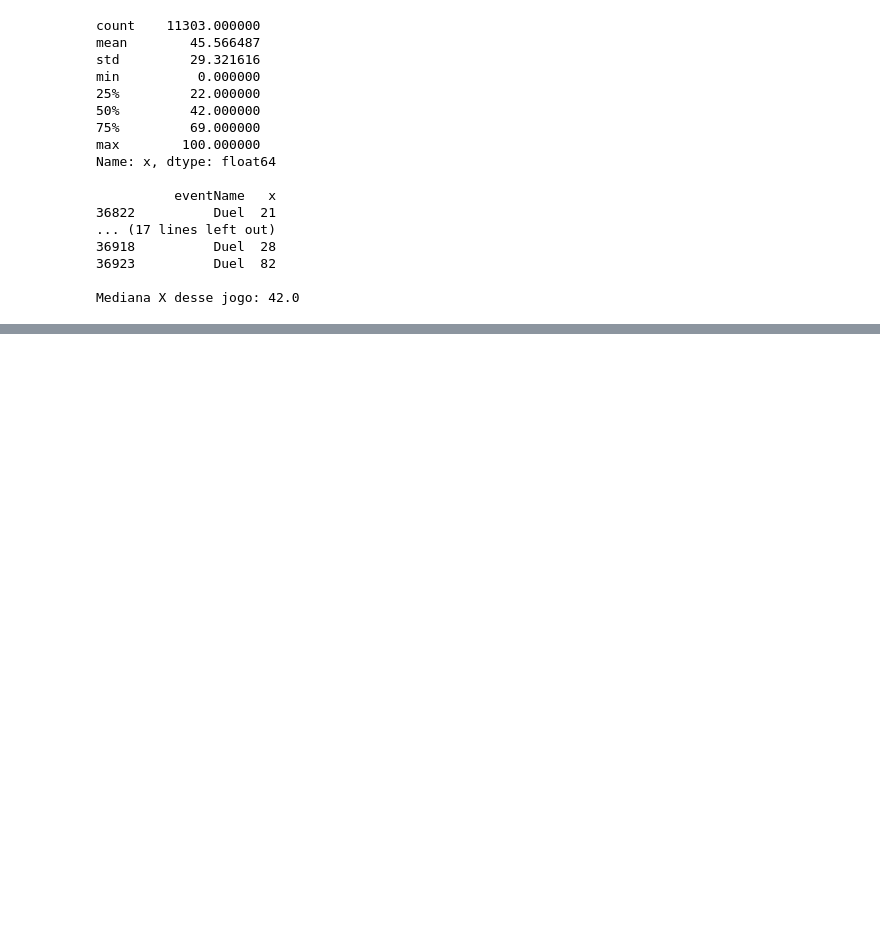
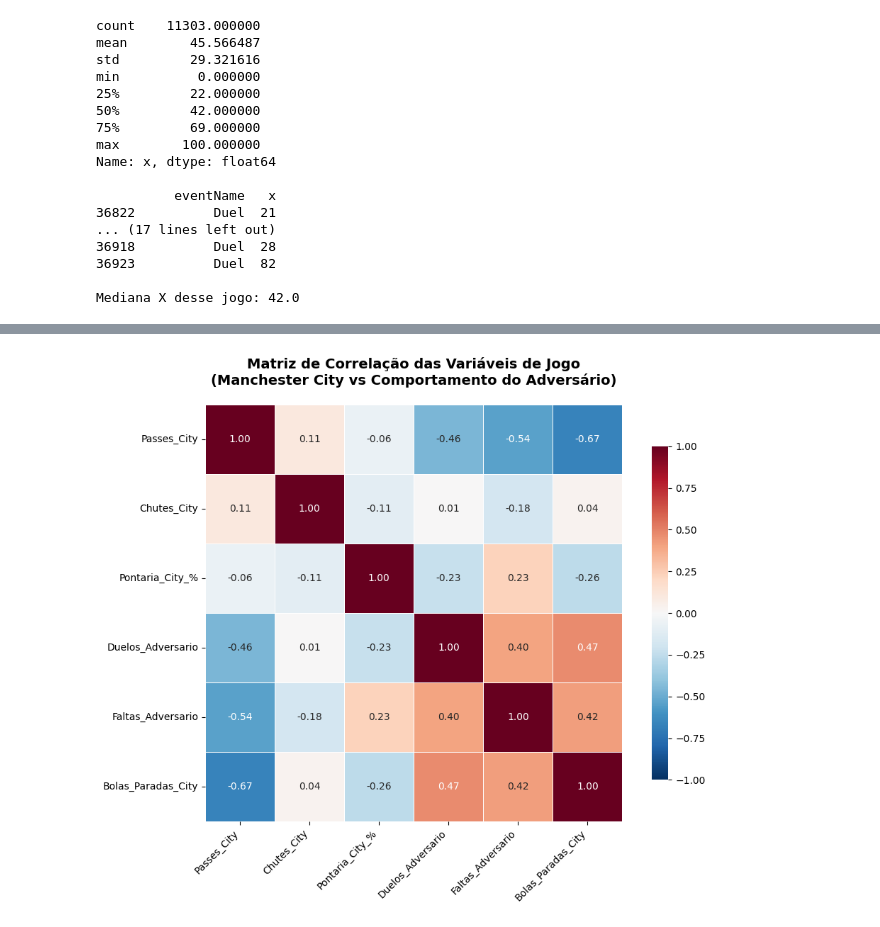
Before and after one commit to GARCl-A/city-analysis, a Jupyter notebook: main.ipynb, the cells around one changed output, grey strips where cells are left out. Drawn from its saved outputs; the diff is of its cells as text; code cells hidden in the pictures; blank space fills up the shorter version.

Commit message:
feat: adiciona analise de adaptacao profunda e matriz de correlacao

```diff
--- a/main.ipynb
+++ b/main.ipynb
@@ -302,0 +807,39 @@ Bloco Baixo      4         3        0         1
+# %%
+import seaborn as sns
+import matplotlib.pyplot as plt
+
+# 1. Selecionar apenas as colunas numéricas de desempenho para a correlação
+# Removemos o 'matchId' pois o ID do jogo não tem significado matemático
+colunas_analise = [
+    'Passes_City', 'Chutes_City', 'Pontaria_City_%',
+    'Duelos_Adversario', 'Faltas_Adversario', 'Bolas_Paradas_City'
+]
+
+# Calcula a matriz de correlação de Pearson
+matriz_corr = df_analise_profunda[colunas_analise].corr()
+
+# ==============================================================================
+# DESENHANDO O MAPA DE CALOR (HEATMAP) da CORRELAÇÃO
+# ==============================================================================
+plt.figure(figsize=(10, 8))
+
+# Criamos o heatmap estilizado
+sns.heatmap(
+    matriz_corr,
+    annot=True,          # Mostra os valores numéricos dentro de cada quadrado
+    fmt=".2f",           # Limita para 2 casas decimais
+    cmap="RdBu_r",       # Cores: Vermelho para positiva, Azul para negativa (Guardiola aprova o azul!)
+    vmin=-1, vmax=1,     # Escala padrão da correlação
+    square=True,         # Força os quadrados a serem perfeitamente simétricos
+    linewidths=0.5,      # Adiciona uma linha fina separando os blocos
+    cbar_kws={"shrink": .8} # Ajusta o tamanho da barra de legenda lateral
+)
+
+plt.title("Matriz de Correlação das Variáveis de Jogo\n(Manchester City vs Comportamento do Adversário)", fontsize=14, weight="bold", pad=20)
+plt.xticks(rotation=45, ha="right", fontsize=10)
+plt.yticks(rotation=0, fontsize=10)
+
+plt.tight_layout()
+plt.show()
+# %% [output]
+[figure, added]
```
Also changed, not shown: parts of 12 cells of this notebook, 1 other file.
